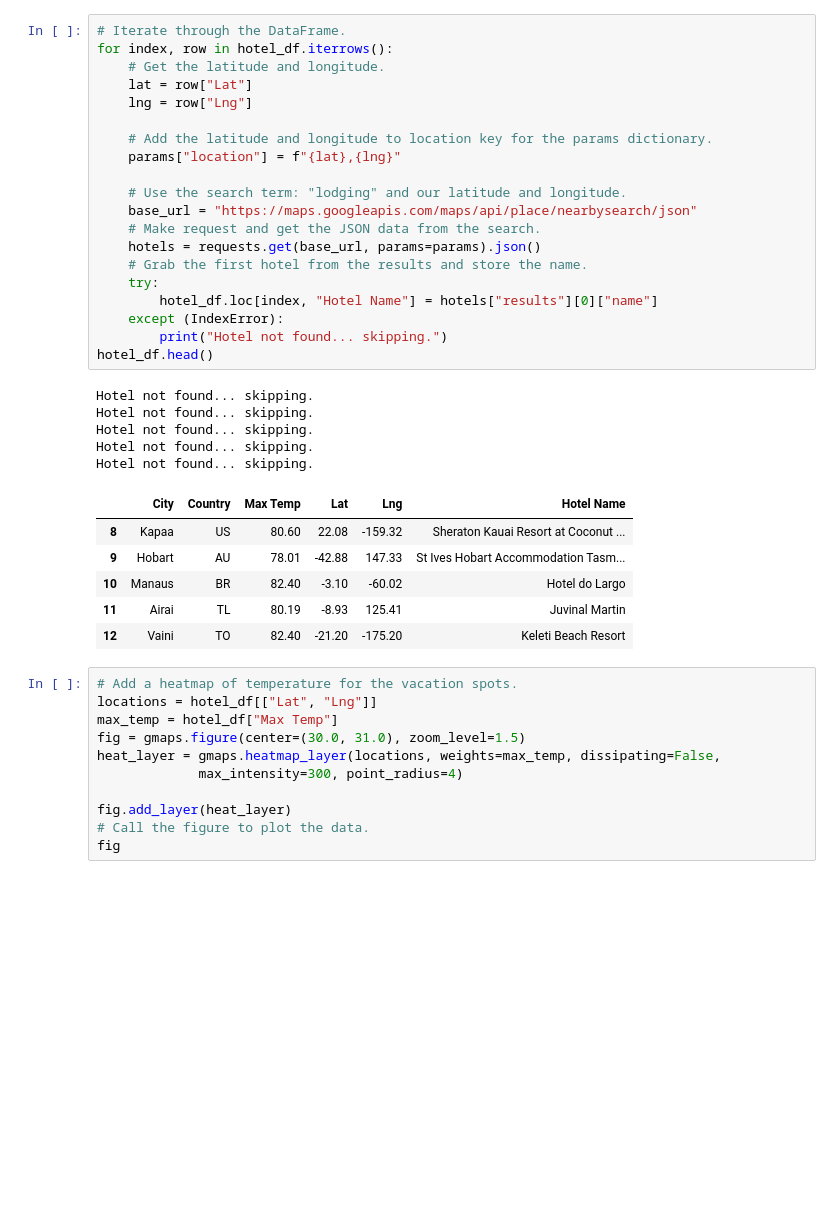
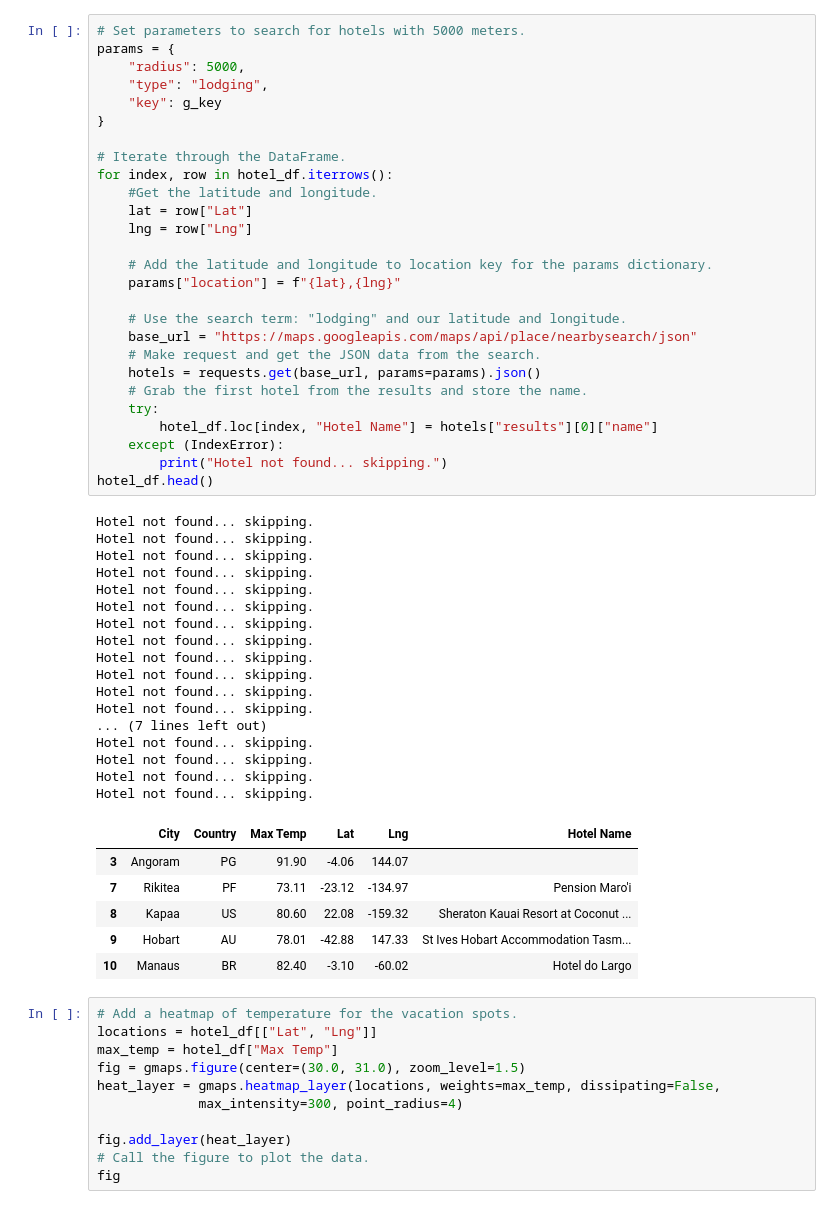
Before and after one commit to 67owilliams/World_Weather_Analysis, a Jupyter notebook: VacationPy.ipynb, the cells around one changed output. Saved outputs shown, nothing was run; the diff lists cells and outputs as text; blank space fills up the shorter version.

```diff
--- a/VacationPy.ipynb
+++ b/VacationPy.ipynb
@@ -226,35 +242,54 @@ hotel_df.head(10)
 # %%
+# Set parameters to search for hotels with 5000 meters.
+params = {
+    "radius": 5000,
+    "type": "lodging",
+    "key": g_key
+}
+
 # Iterate through the DataFrame.
 for index, row in hotel_df.iterrows():
-    # Get the latitude and longitude.
+    #Get the latitude and longitude.
     lat = row["Lat"]
     lng = row["Lng"]
 
     # Add the latitude and longitude to location key for the params dictionary.
     params["location"] = f"{lat},{lng}"
 
     # Use the search term: "lodging" and our latitude and longitude.
     base_url = "https://maps.googleapis.com/maps/api/place/nearbysearch/json"
     # Make request and get the JSON data from the search.
     hotels = requests.get(base_url, params=params).json()
     # Grab the first hotel from the results and store the name.
     try:
         hotel_df.loc[index, "Hotel Name"] = hotels["results"][0]["name"]
     except (IndexError):
         print("Hotel not found... skipping.")
 hotel_df.head()
 # %% [output]
 Hotel not found... skipping.
 Hotel not found... skipping.
 Hotel not found... skipping.
 Hotel not found... skipping.
 Hotel not found... skipping.
+Hotel not found... skipping.
+Hotel not found... skipping.
+Hotel not found... skipping.
+Hotel not found... skipping.
+Hotel not found... skipping.
+Hotel not found... skipping.
+Hotel not found... skipping.
+... (7 lines left out)
+Hotel not found... skipping.
+Hotel not found... skipping.
+Hotel not found... skipping.
+Hotel not found... skipping.
 |  | City | Country | Max Temp | Lat | Lng | Hotel Name |
+| 3 | Angoram | PG | 91.90 | -4.06 | 144.07 |  |
+| 7 | Rikitea | PF | 73.11 | -23.12 | -134.97 | Pension Maro'i |
 | 8 | Kapaa | US | 80.60 | 22.08 | -159.32 | Sheraton Kauai Resort at Coconut ... |
 | 9 | Hobart | AU | 78.01 | -42.88 | 147.33 | St Ives Hobart Accommodation Tasm... |
 | 10 | Manaus | BR | 82.40 | -3.10 | -60.02 | Hotel do Largo |
-| 11 | Airai | TL | 80.19 | -8.93 | 125.41 | Juvinal Martin |
-| 12 | Vaini | TO | 82.40 | -21.20 | -175.20 | Keleti Beach Resort |
 # %%
 # Add a heatmap of temperature for the vacation spots.
 locations = hotel_df[["Lat", "Lng"]]
```
Also changed, not shown: parts of 5 cells of this notebook, 11 other files.
